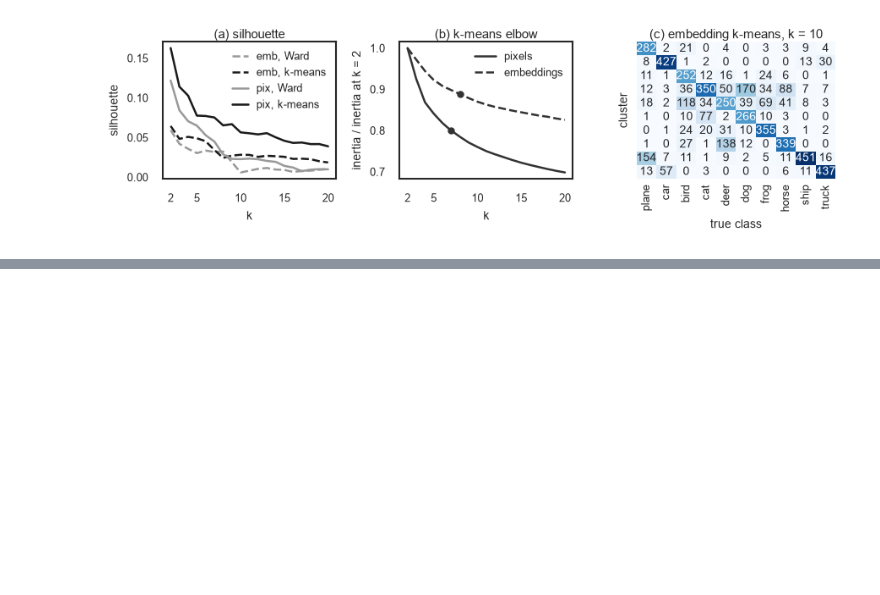
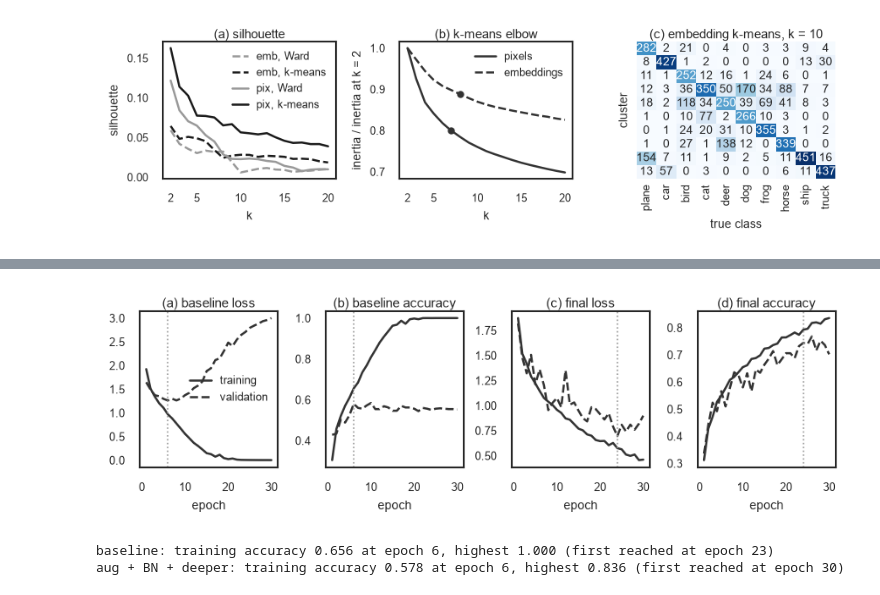
Before and after one commit to AmanSK28/cifar10-explore-cluster-classify, a Jupyter notebook: cifar10.ipynb, the cells around one changed output, grey strips where cells are left out. Drawn from its saved outputs; the diff is of its cells as text; code cells hidden in the pictures; blank space fills up the shorter version.

Commit message:
Add CNN baseline and experiments

```diff
--- a/cifar10.ipynb
+++ b/cifar10.ipynb
@@ -567,0 +720,16 @@ plt.show()
+# %%
+def summarise(name):
+    runs = [h for (n, _), h in histories.items() if n == name]
+    best = pd.DataFrame([h.loc[h.val_loss.idxmin()] for h in runs])
+    return {"runs": len(runs), "val acc": best.val_acc.mean(), "acc low": best.val_acc.min(),
+            "acc high": best.val_acc.max(), "macro-F1": best.val_f1.mean(), "best epoch": best.epoch.mean(),
+            "s per epoch": np.mean([h.seconds.mean() for h in runs]),
+            "last train acc": np.mean([h.train_acc.iloc[-1] for h in runs])}
+
+results = pd.DataFrame({name: summarise(name) for name in single_changes | combinations}).T
+print(results.round(3).to_string())
+print("configurations compared on validation:", len(results))
+for name in ["baseline", final_name]:
+    p = results.loc[name, "val acc"]
+    # 95% margin of error on 500 validation images
+    print(f"{name}: 95% interval on 500 validation images +/- {1.96 * np.sqrt(p * (1 - p) / 500):.3f}")
@@ -567,0 +751,22 @@ plt.show()
+# %%
+fig, axes = plt.subplots(1, 4, figsize=(TEXT_WIDTH, 1.55), sharex=True)
+for col, (name, title) in enumerate([("baseline", "baseline"), (final_name, "final")]):
+    h = histories[name, SEED]
+    best_epoch = h.epoch[h.val_loss.idxmin()]
+    for ax, metric, label in [(axes[2 * col], "loss", "loss"), (axes[2 * col + 1], "acc", "accuracy")]:
+        ax.plot(h.epoch, h[f"train_{metric}"], color="0.2", label="training")
+        ax.plot(h.epoch, h[f"val_{metric}"], color="0.2", ls="--", label="validation")
+        ax.axvline(best_epoch, color="0.6", ls=":", lw=0.8)
+        ax.set(xlabel="epoch", title=f"({'abcd'[2 * col + (metric == 'acc')]}) {title} {label}")
+axes[0].legend(frameon=False, loc="center right")
+fig.subplots_adjust(wspace=0.35)
+fig.savefig("figures/c1_curves.png")
+plt.show()
+for name in ["baseline", final_name]:
+    h = histories[name, SEED]
+    print(f"{name}: training accuracy {h.train_acc.iloc[5]:.3f} at epoch 6, highest {h.train_acc.max():.3f} "
+          f"(first reached at epoch {h.epoch[h.train_acc.idxmax()]})")
+# %% [output]
+[figure, added]
+baseline: training accuracy 0.656 at epoch 6, highest 1.000 (first reached at epoch 23)
+aug + BN + deeper: training accuracy 0.578 at epoch 6, highest 0.836 (first reached at epoch 30)
```
Also changed, not shown: parts of 6 cells of this notebook, 1 other file.
